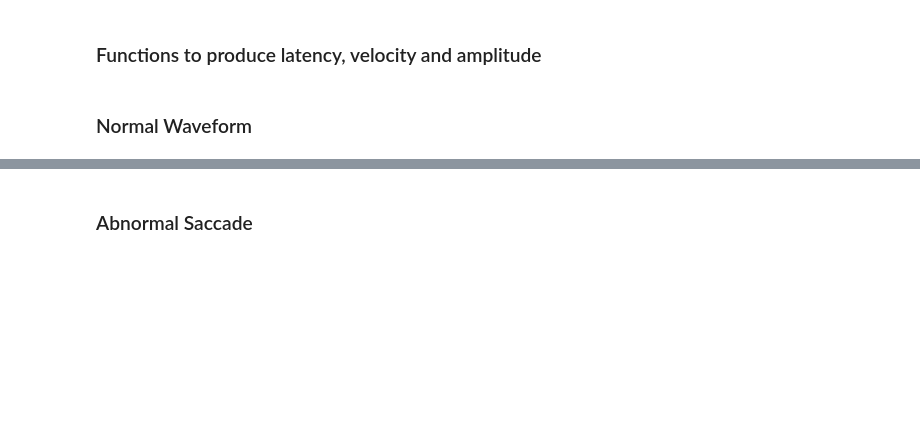
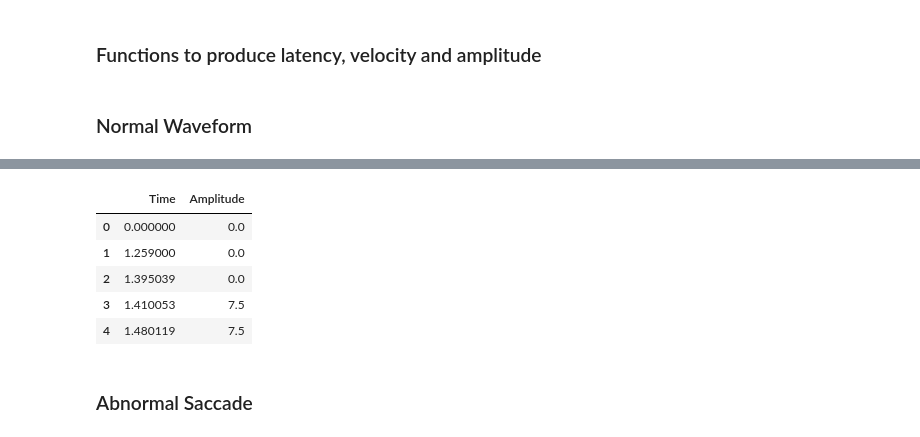
Before and after one commit to rsrini10/PCM, a Jupyter notebook: prelimwaveformcnnmodel.ipynb, the cells around one changed output, grey strips where cells are left out. Cells and saved outputs as stored; diff of their text form; code cells hidden in the pictures; blank space fills up the shorter version.

```diff
--- a/prelimwaveformcnnmodel.ipynb
+++ b/prelimwaveformcnnmodel.ipynb
@@ -382,0 +395,11 @@ Text(0.5, 1.0, 'Normal Saccade')
+# %%
+patient = pd.DataFrame([time,wave]).T
+patient.columns = ["Time","Amplitude"]
+patient.head()
+# %% [output]
+|  | Time | Amplitude |
+| 0 | 0.000000 | 0.0 |
+| 1 | 1.259000 | 0.0 |
+| 2 | 1.395039 | 0.0 |
+| 3 | 1.410053 | 7.5 |
+| 4 | 1.480119 | 7.5 |
```
Also changed, not shown: parts of 32 cells of this notebook.
